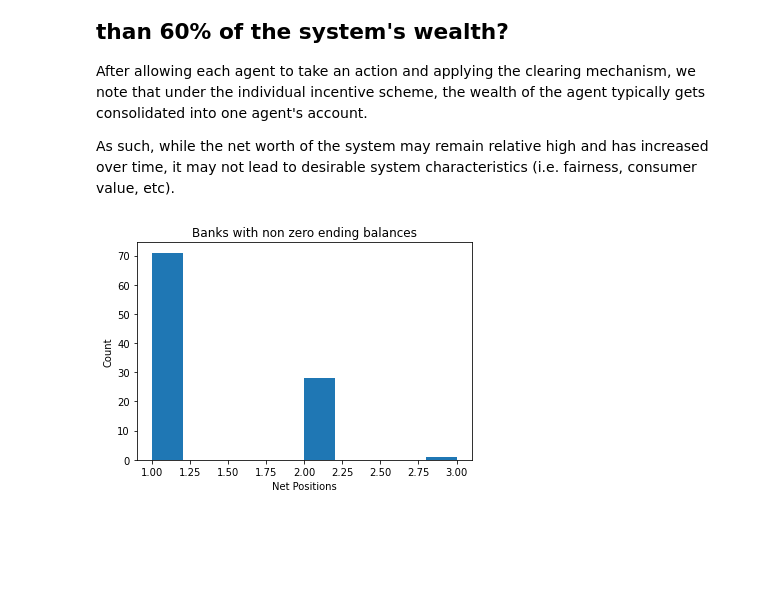
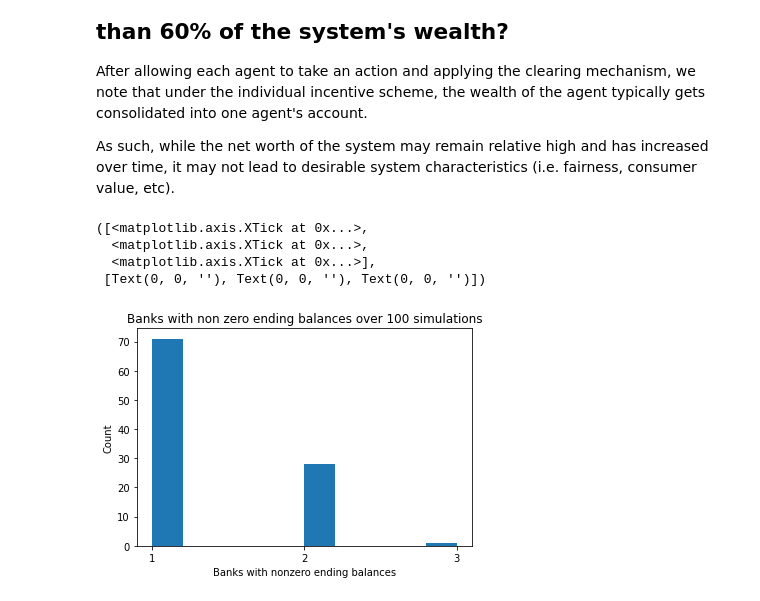
Before and after one commit to yubryanj/Multi-Agent-Reinforcement-Learning-on-Finance-Graphs, a Jupyter notebook: multi_agent/data/data_review.ipynb, the cells around one changed output. Cells and saved outputs as stored; diff of their text form; code cells hidden in the pictures; blank space fills up the shorter version.

```diff
--- a/multi_agent/data/data_review.ipynb
+++ b/multi_agent/data/data_review.ipynb
@@ -103,9 +103,14 @@ ending_cash_positions = pd.DataFrame(ending_cash_positions)
 # %%
 banks_with_non_zero_ending_balances = 3 - ending_cash_positions.isin([0]).sum(axis=1)
 parameters= {'data':banks_with_non_zero_ending_balances,
-            'xlabel':"Net Positions",
+            'xlabel':"Banks with nonzero ending balances",
             'ylabel':"Count",
-            'title':"Banks with non zero ending balances"}
+            'title':"Banks with non zero ending balances over 100 simulations"}
 plot_histogram(parameters)
+plt.xticks([1,2,3])
 # %% [output]
+([<matplotlib.axis.XTick at 0x...>,
+  <matplotlib.axis.XTick at 0x...>,
+  <matplotlib.axis.XTick at 0x...>],
+ [Text(0, 0, ''), Text(0, 0, ''), Text(0, 0, '')])
-[figure, old version]
+[figure, new version]
```
Also changed, not shown: parts of 2 cells of this notebook.
